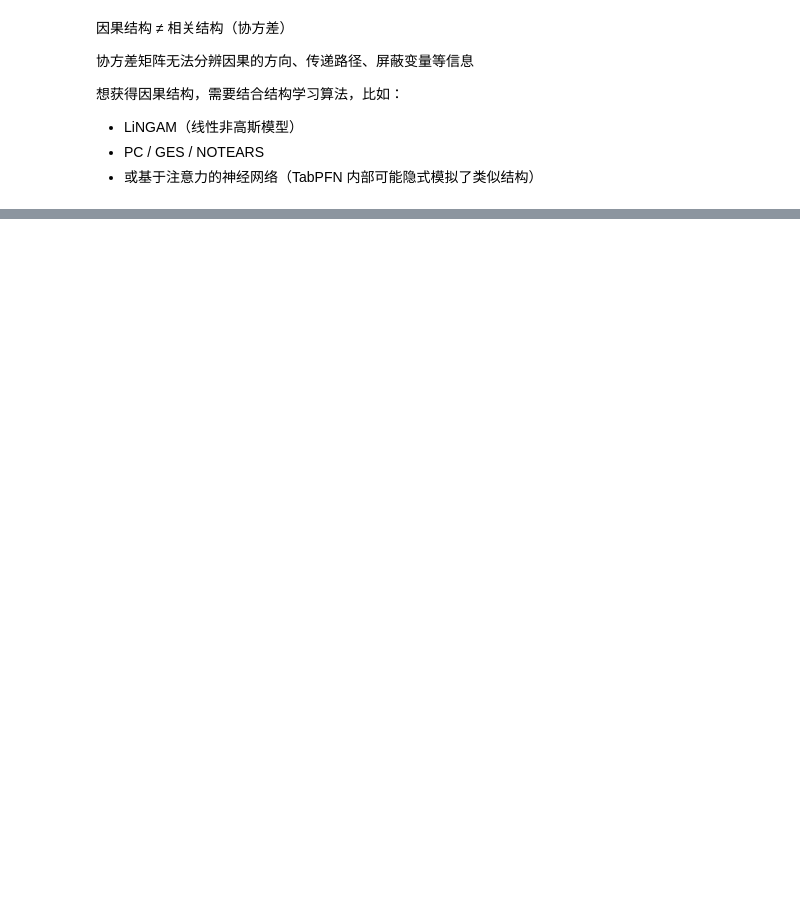
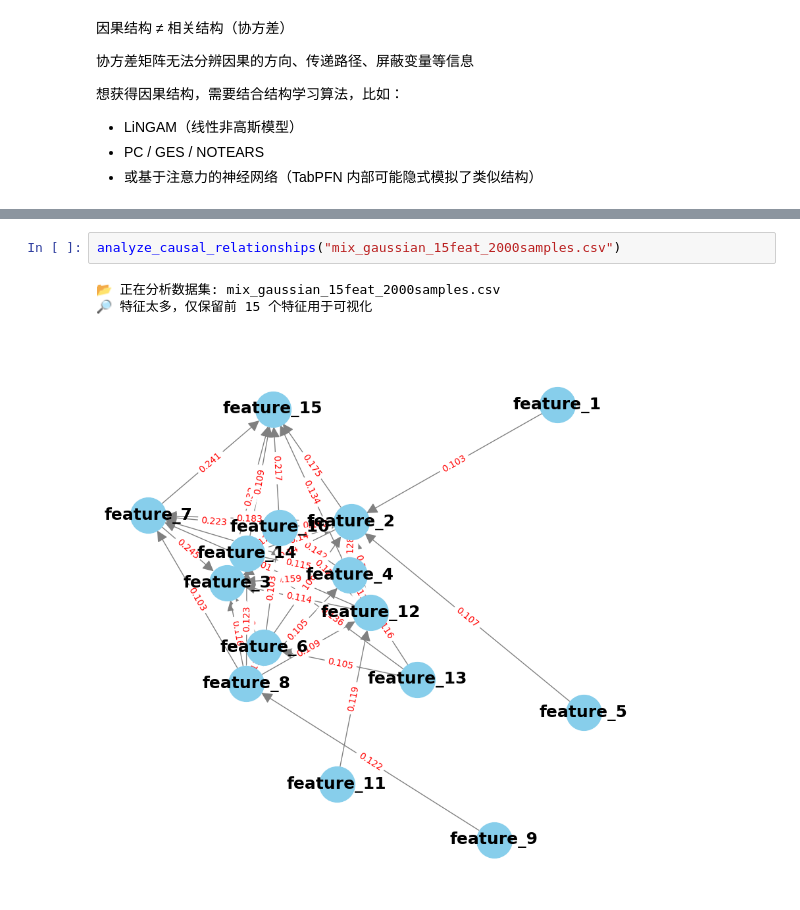
Before and after one commit to SavannahSun/Tab_TEST, a Jupyter notebook: causual.ipynb, the cells around one changed output, grey strips where cells are left out. Saved outputs shown, nothing was run; the diff lists cells and outputs as text; blank space fills up the shorter version.

```diff
--- a/causual.ipynb
+++ b/causual.ipynb
@@ -698,0 +755,6 @@ plt.show()
+# %%
+analyze_causal_relationships("mix_gaussian_15feat_2000samples.csv")
+# %% [output]
+📂 正在分析数据集: mix_gaussian_15feat_2000samples.csv
+🔎 特征太多，仅保留前 15 个特征用于可视化
+[figure, added]
```
Also changed, not shown: parts of 5 cells of this notebook, 16 other files.
